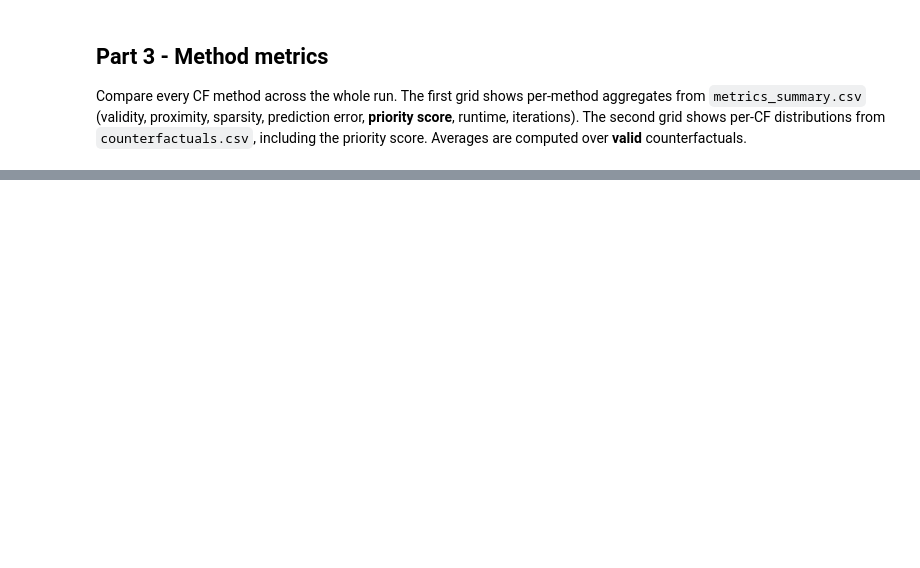
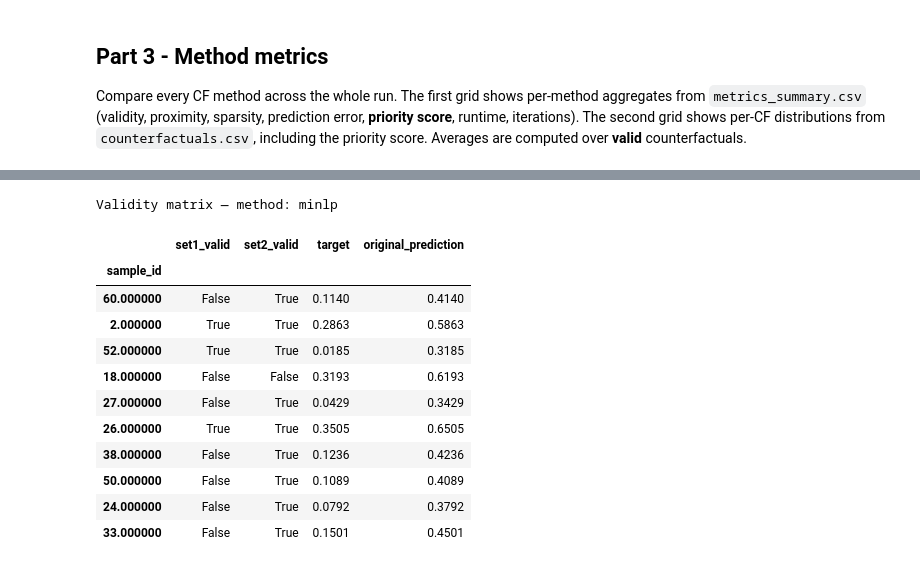
Before and after one commit to Barszo/explainit, a Jupyter notebook: explainit/experiments/continuous_minlp/priority_methods/results_explorer.ipynb, the cells around one changed output, grey strips where cells are left out. Saved outputs shown, nothing was run; the diff lists cells and outputs as text; code cells hidden in the pictures; blank space fills up the shorter version.

```diff
--- a/explainit/experiments/continuous_minlp/priority_methods/results_explorer.ipynb
+++ b/explainit/experiments/continuous_minlp/priority_methods/results_explorer.ipynb
@@ -511,0 +579,44 @@ plt.tight_layout(); plt.show()
+# %%
+method = p4_method_dd.value
+set_names = list(all_results.keys())
+# Build per-set per-sample validity: use the first set's samples as the index
+ref = all_results[set_names[0]]['samples']
+validity_rows = []
+for _, srow in ref.iterrows():
+    sid = srow['sample_id']
+    row = {'sample_id': sid,
+           'target': srow['target'],
+           'original_prediction': srow['original_prediction']}
+    for sn in set_names:
+        sub = all_results[sn]['cfs']
+        sub = sub[(sub['sample_id'] == sid) & (sub['method'] == method)]
+        row[sn + '_valid'] = sub['validity'].any() if len(sub) > 0 else False
+    validity_rows.append(row)
+
+validity_df = pd.DataFrame(validity_rows).set_index('sample_id')
+validity_cols = [sn + '_valid' for sn in set_names]
+
+def _color_valid(val):
+    if isinstance(val, bool):
+        return 'background-color: #4CAF50; color: white' if val else 'background-color: #F44336; color: white'
+    return ''
+
+styled = validity_df[validity_cols + ['target', 'original_prediction']].style \
+    .applymap(_color_valid, subset=validity_cols) \
+    .format({'target': '{:.4f}', 'original_prediction': '{:.4f}'})
+print(f'Validity matrix — method: {method}')
+display(styled)
+# %% [output]
+Validity matrix — method: minlp
+|  | set1_valid | set2_valid | target | original_prediction |
+| sample_id |  |  |  |  |
+| 60.000000 | False | True | 0.1140 | 0.4140 |
+| 2.000000 | True | True | 0.2863 | 0.5863 |
+| 52.000000 | True | True | 0.0185 | 0.3185 |
+| 18.000000 | False | False | 0.3193 | 0.6193 |
+| 27.000000 | False | True | 0.0429 | 0.3429 |
+| 26.000000 | True | True | 0.3505 | 0.6505 |
+| 38.000000 | False | True | 0.1236 | 0.4236 |
+| 50.000000 | False | True | 0.1089 | 0.4089 |
+| 24.000000 | False | True | 0.0792 | 0.3792 |
+| 33.000000 | False | True | 0.1501 | 0.4501 |
```
Also changed, not shown: parts of 16 cells of this notebook, 8 other files.
